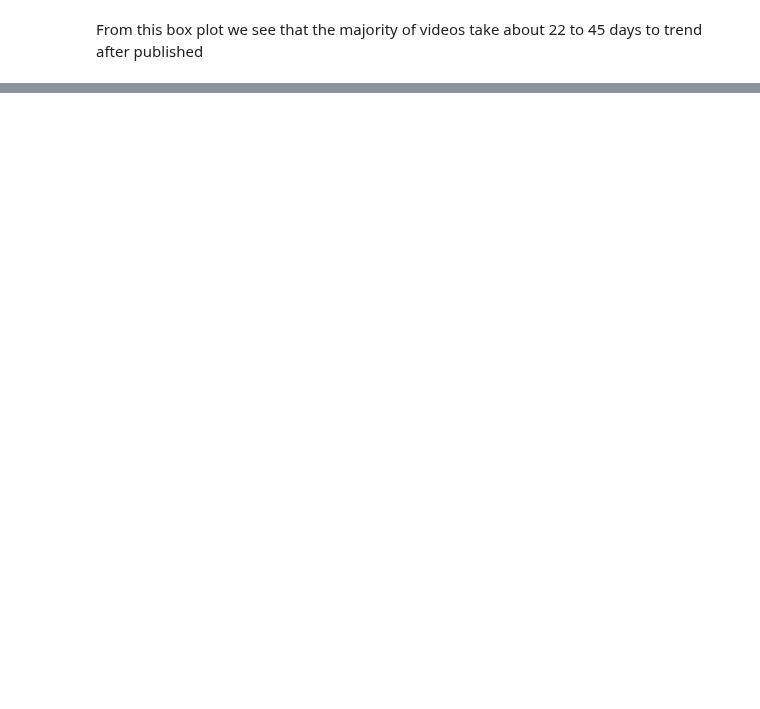
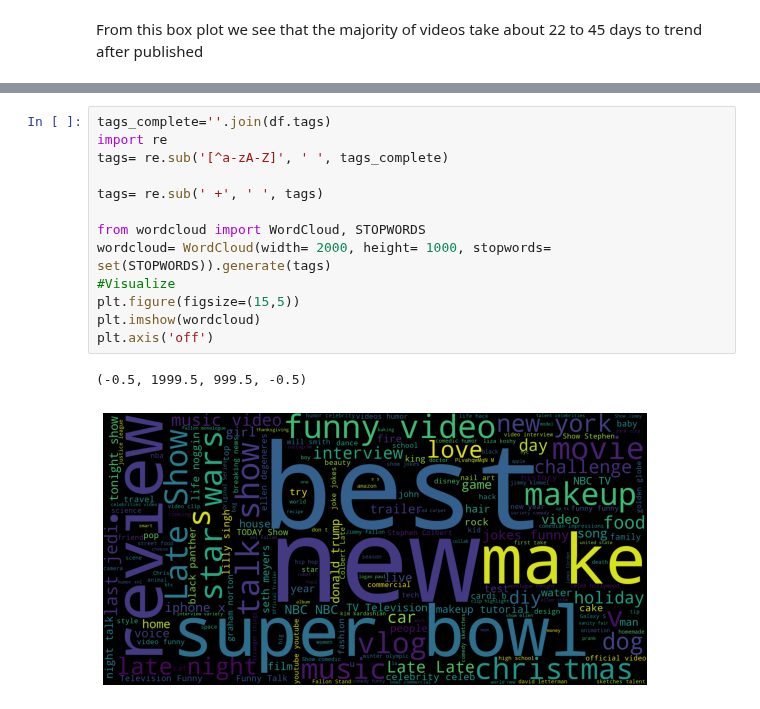
Before and after one commit to COGS118A/Group035-Sp22, a Jupyter notebook: FinalProject_DataExploration.ipynb, the cells around one changed output, grey strips where cells are left out. Cells and saved outputs as stored; diff of their text form; blank space fills up the shorter version.

```diff
--- a/FinalProject_DataExploration.ipynb
+++ b/FinalProject_DataExploration.ipynb
@@ -107,0 +125,16 @@ R2 score:  0.20760065567401664
+# %%
+tags_complete=''.join(df.tags)
+import re
+tags= re.sub('[^a-zA-Z]', ' ', tags_complete)
+
+tags= re.sub(' +', ' ', tags)
+
+from wordcloud import WordCloud, STOPWORDS
+wordcloud= WordCloud(width= 2000, height= 1000, stopwords= set(STOPWORDS)).generate(tags)
+#Visualize
+plt.figure(figsize=(15,5))
+plt.imshow(wordcloud)
+plt.axis('off')
+# %% [output]
+(-0.5, 1999.5, 999.5, -0.5)
+[figure, added]
```
Also changed, not shown: parts of 25 cells of this notebook, 2 other files.
